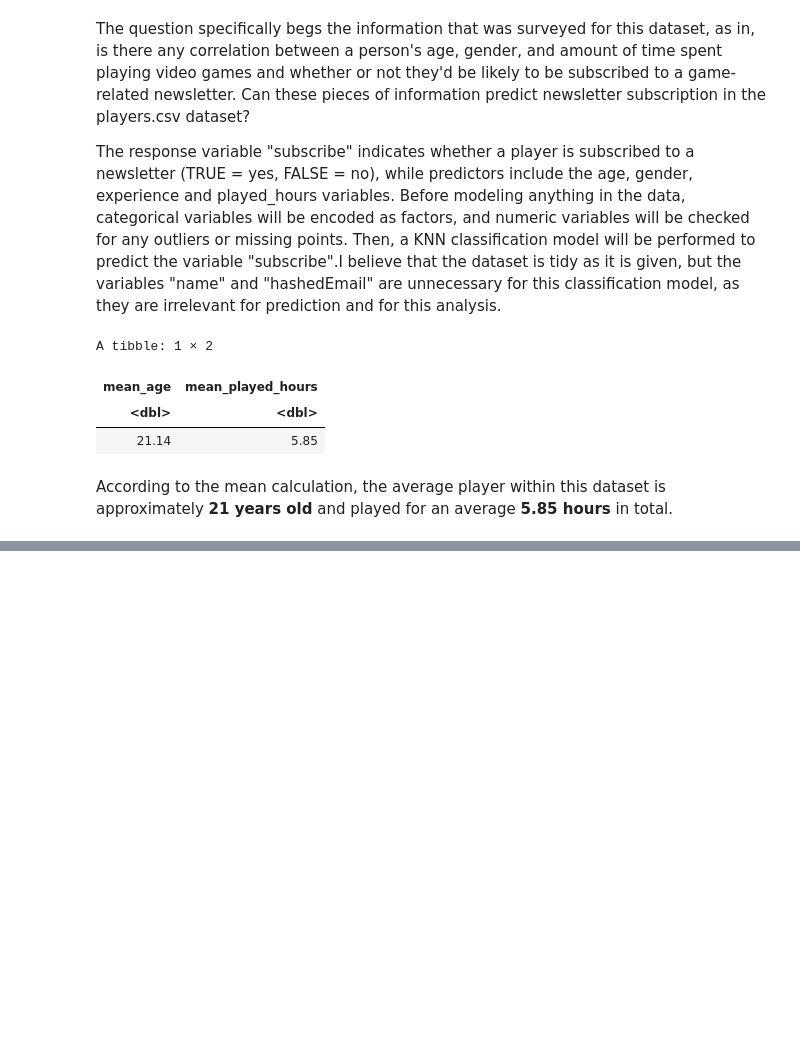
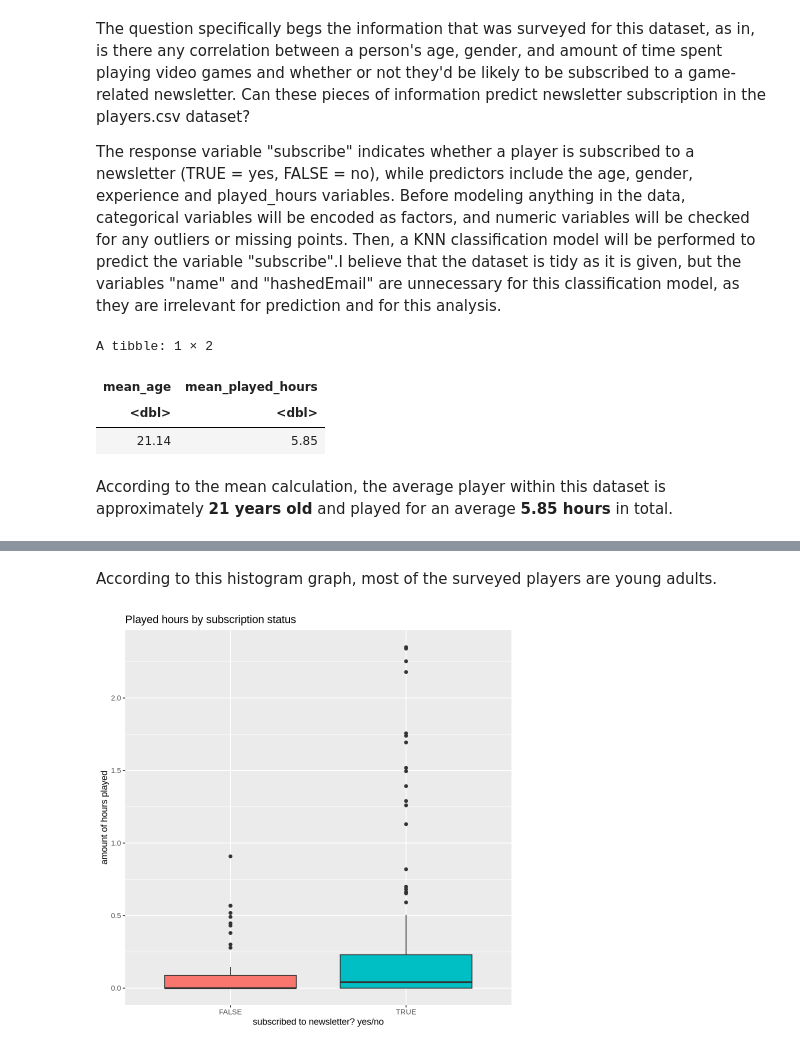
Before and after one commit to agogiberidze/dsci-100-project-individual-planning-stage, a Jupyter notebook: individual project planning stage.ipynb, the cells around one changed output, grey strips where cells are left out. Saved outputs shown, nothing was run; the diff lists cells and outputs as text; code cells hidden in the pictures; blank space fills up the shorter version.

```diff
--- a/individual project planning stage.ipynb
+++ b/individual project planning stage.ipynb
@@ -86,0 +100,12 @@ According to the mean calculation, the average player within this dataset is app
+# %% [markdown]
+According to this histogram graph, most of the surveyed players are young adults.
+# %%
+ggplot(players, aes(x = subscribe, y = log10(played_hours + 1), fill = subscribe)) + # this is to scale played_hours as the dataset is very skewed otherwise
+geom_boxplot() +
+labs(
+    title = "Played hours by subscription status",
+    x = "subscribed to newsletter? yes/no",
+    y = "amount of hours played") +
+theme(legend.position = "none")
+# %% [output]
+[figure, added]
```
Also changed, not shown: parts of 6 cells of this notebook.
